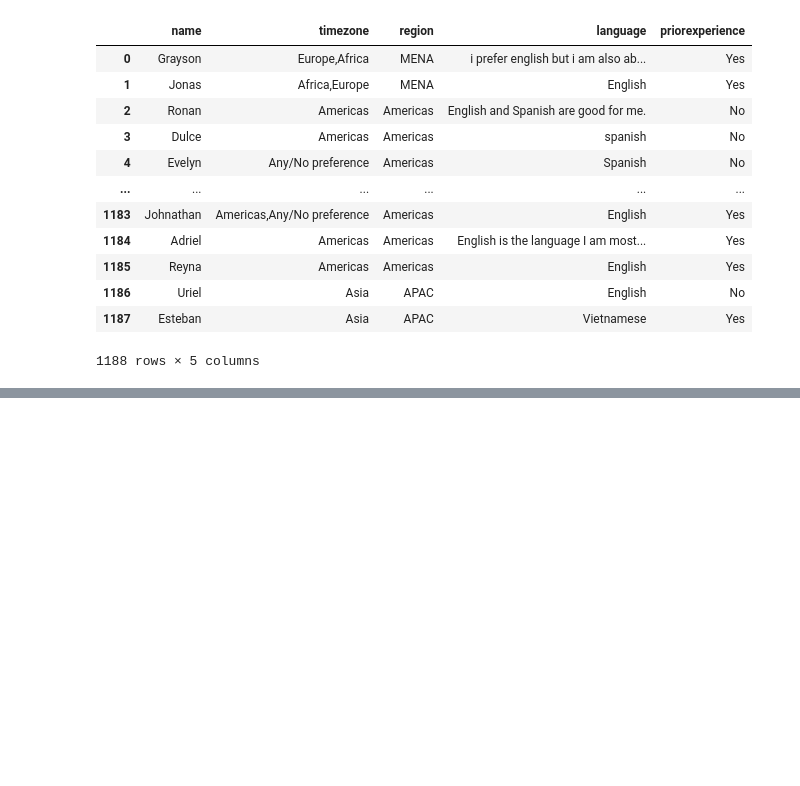
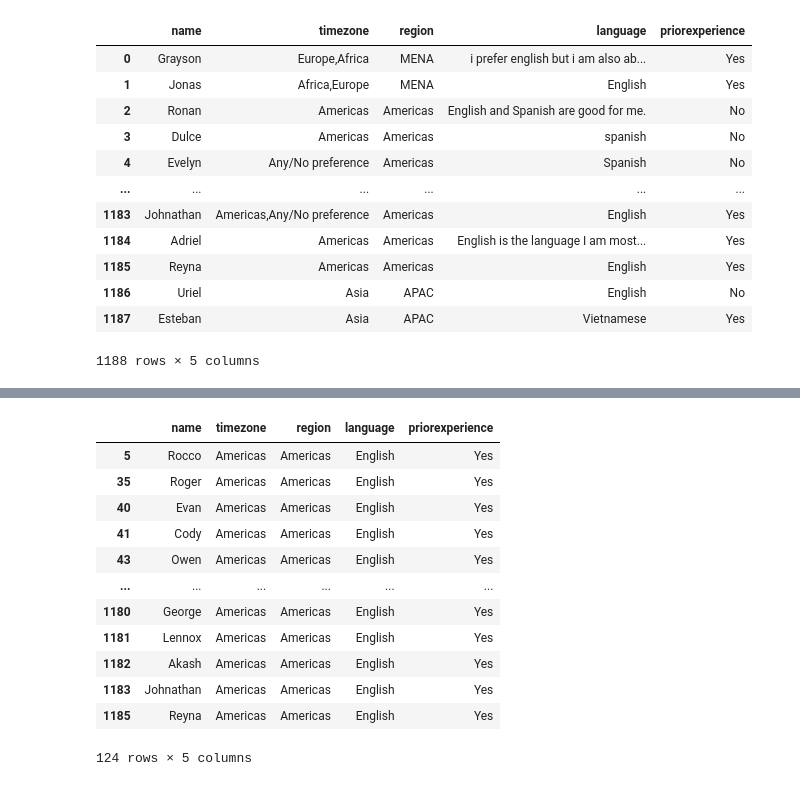
Before and after one commit to SavionJohnson/RadicalX-PythonProject, a Jupyter notebook: src/datacleaner.ipynb, the cells around one changed output, grey strips where cells are left out. Drawn from its saved outputs; the diff is of its cells as text; code cells hidden in the pictures; blank space fills up the shorter version.

```diff
--- a/src/datacleaner.ipynb
+++ b/src/datacleaner.ipynb
@@ -167,0 +204,20 @@ simplified_df
+# %%
+grouped_df = simplified_df.groupby(["timezone", "region", "language", "priorexperience"])
+# for key, item in grouped_df:
+#     print(grouped_df.get_group(key), "\n\n")
+
+grouped_df.get_group(("Americas", "Americas", "English", "Yes"))
+# %% [output]
+|  | name | timezone | region | language | priorexperience |
+| 5 | Rocco | Americas | Americas | English | Yes |
+| 35 | Roger | Americas | Americas | English | Yes |
+| 40 | Evan | Americas | Americas | English | Yes |
+| 41 | Cody | Americas | Americas | English | Yes |
+| 43 | Owen | Americas | Americas | English | Yes |
+| ... | ... | ... | ... | ... | ... |
+| 1180 | George | Americas | Americas | English | Yes |
+| 1181 | Lennox | Americas | Americas | English | Yes |
+| 1182 | Akash | Americas | Americas | English | Yes |
+| 1183 | Johnathan | Americas | Americas | English | Yes |
+| 1185 | Reyna | Americas | Americas | English | Yes |
+124 rows × 5 columns
```
Also changed, not shown: parts of 4 cells of this notebook, 2 other files.
